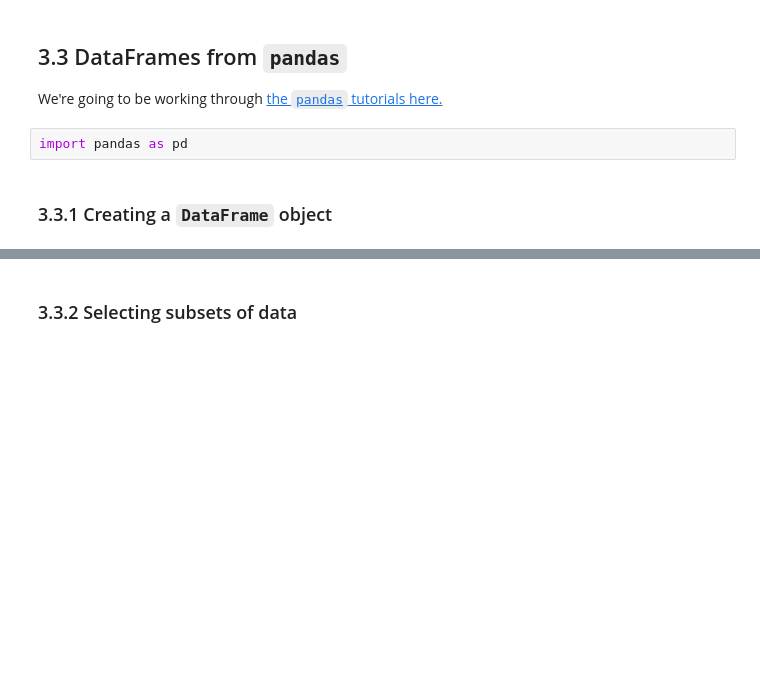
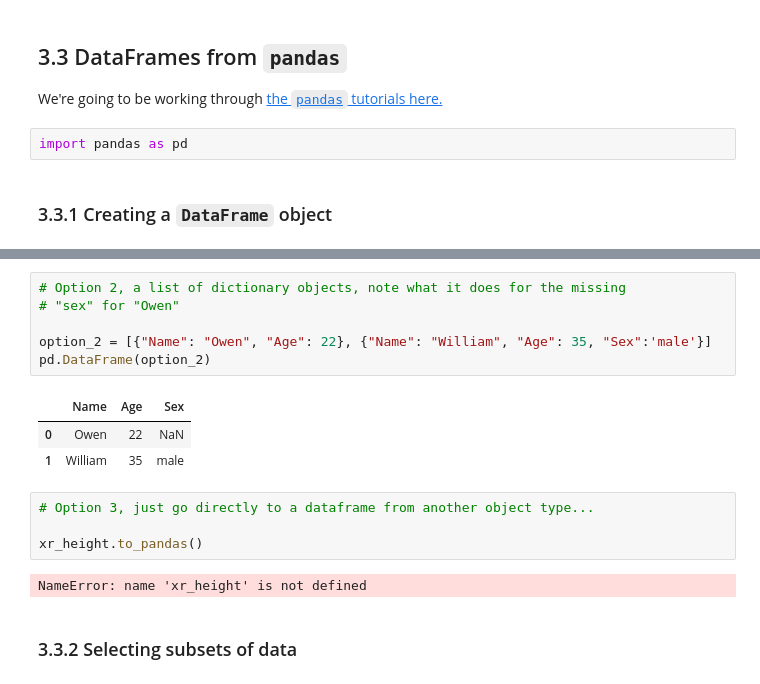
Before and after one commit to badralbanna/quantitative-neuroscience, a Jupyter notebook: (BFA) Ex 3 - Importing and manipulating data.ipynb, the cells around one changed output, grey strips where cells are left out. Drawn from its saved outputs; the diff is of its cells as text; blank space fills up the shorter version.

```diff
--- a/(BFA) Ex 3 - Importing and manipulating data.ipynb
+++ b/(BFA) Ex 3 - Importing and manipulating data.ipynb
@@ -444,2 +460,18 @@ import pandas as pd
+# %%
+# Option 2, a list of dictionary objects, note what it does for the missing
+# "sex" for "Owen"
+
+option_2 = [{"Name": "Owen", "Age": 22}, {"Name": "William", "Age": 35, "Sex":'male'}]
+pd.DataFrame(option_2)
+# %% [output]
+|  | Name | Age | Sex |
+| 0 | Owen | 22 | NaN |
+| 1 | William | 35 | male |
+# %%
+# Option 3, just go directly to a dataframe from another object type...
+
+xr_height.to_pandas()
+# %% [output]
+NameError: name 'xr_height' is not defined
 # %% [markdown]
 ### 3.3.2 Selecting subsets of data
```
Also changed, not shown: parts of 12 cells of this notebook.
